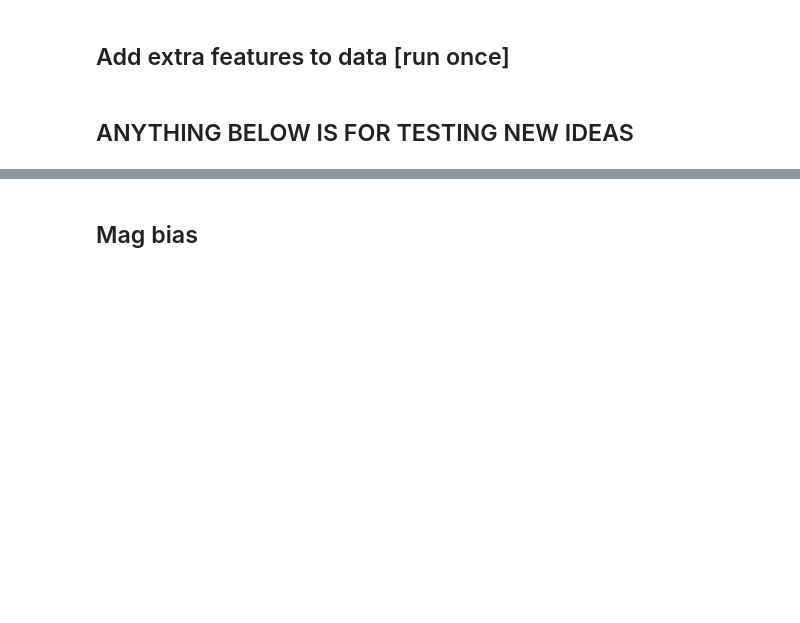
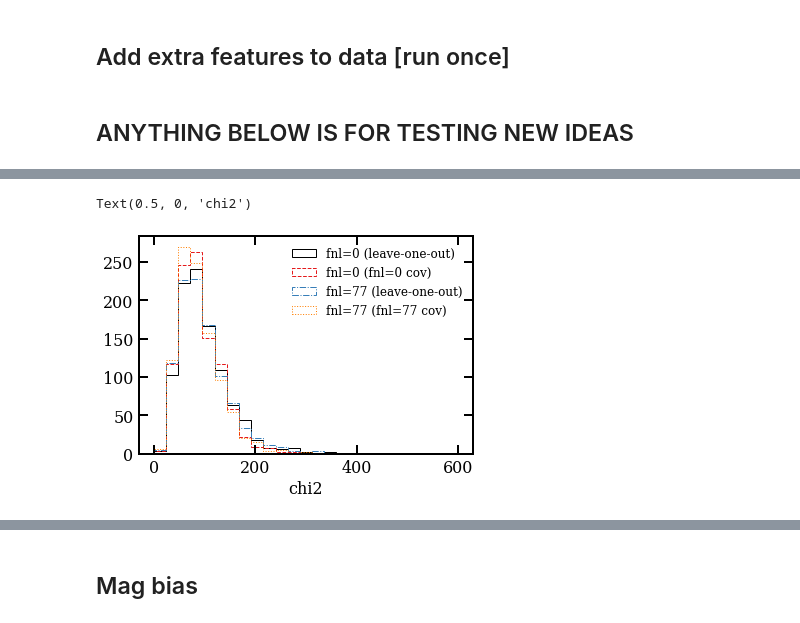
Before and after one commit to mehdirezaie/LSSutils, a Jupyter notebook: analysis/desi/notebooks/LognormalFlask.ipynb, the cells around one changed output, grey strips where cells are left out. Drawn from its saved outputs; the diff is of its cells as text; code cells hidden in the pictures; blank space fills up the shorter version.

```diff
--- a/analysis/desi/notebooks/LognormalFlask.ipynb
+++ b/analysis/desi/notebooks/LognormalFlask.ipynb
@@ -509,0 +553,12 @@ add_extras('sdecalsc')
+# %%
+kw = dict(histtype='step', bins=25, range=(0, 600))
+_ = plt.hist(chi2_null, label='fnl=0 (leave-one-out)', **kw)
+_ = plt.hist(chi2_null_,  label='fnl=0 (fnl=0 cov)', **kw)
+_ = plt.hist(chi2_nullp,  label='fnl=77 (leave-one-out)', **kw)
+_ = plt.hist(chi2_nullp_,  label='fnl=77 (fnl=77 cov)', **kw)
+plt.legend()
+# plt.yscale('log')
+plt.xlabel('chi2')
+# %% [output]
+Text(0.5, 0, 'chi2')
+[figure, added]
```
Also changed, not shown: parts of 13 cells of this notebook, 3 other files.
